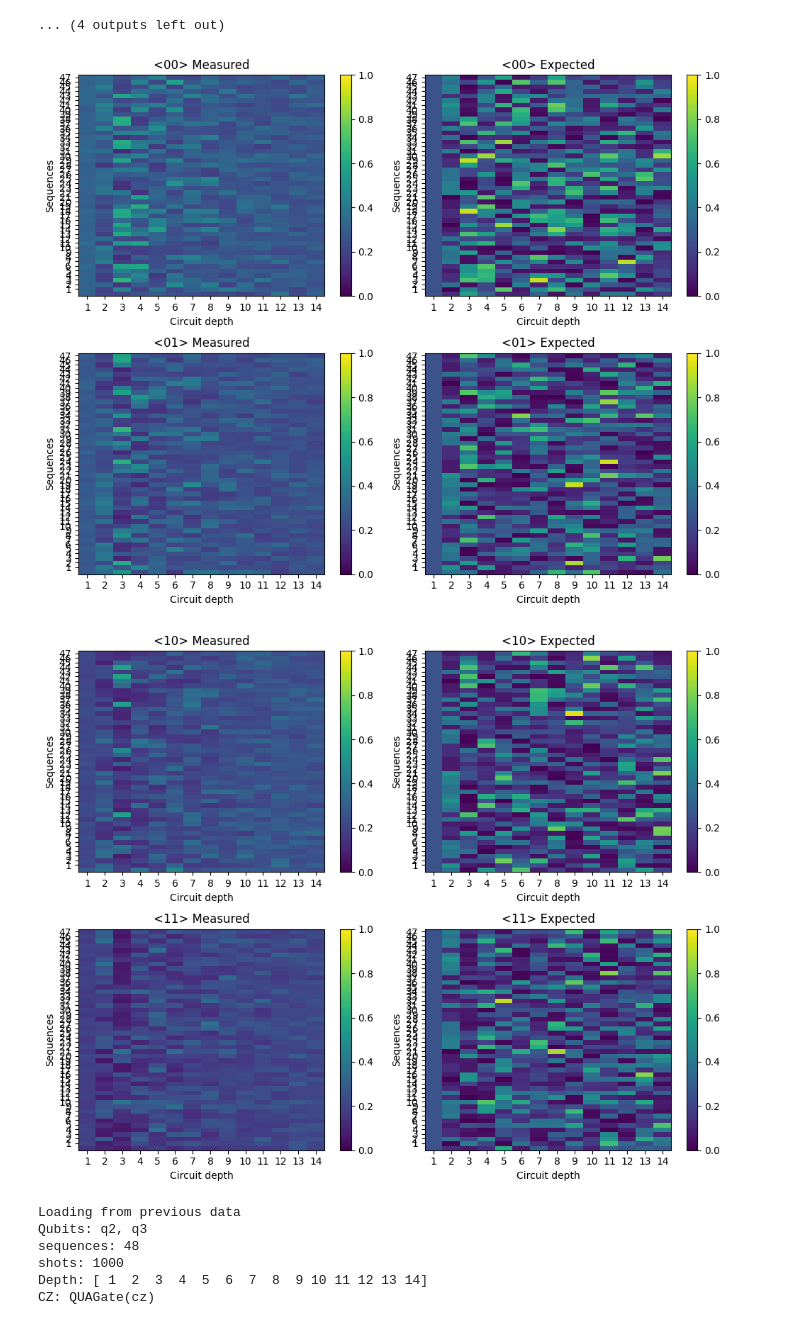
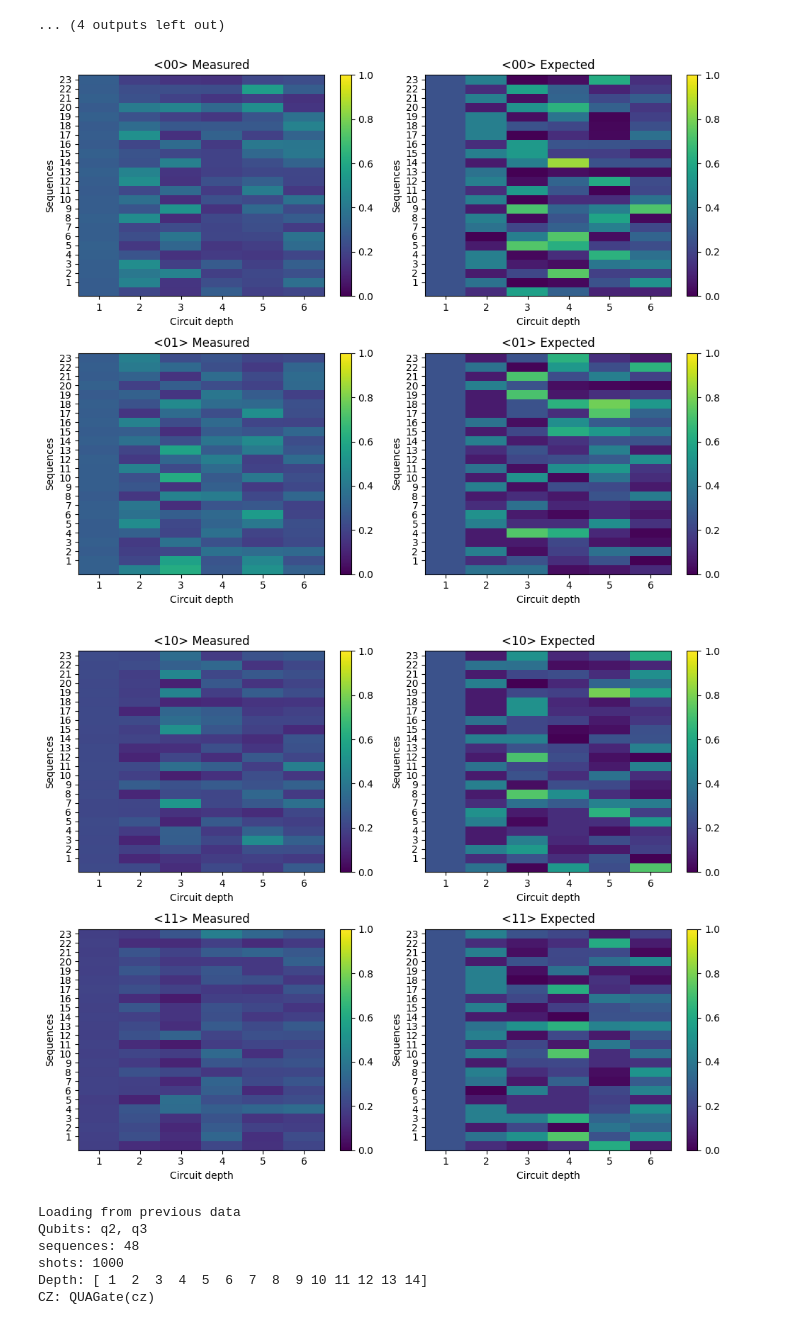
Before and after one commit to asqum/qua-libs, a Jupyter notebook: Quantum-Control-Applications-QuAM/Superconducting/calibrations/26_two_qubit_xeb.ipynb, the cells around one changed output. Cells and saved outputs as stored; diff of their text form; code cells hidden in the pictures.

```diff
--- a/Quantum-Control-Applications-QuAM/Superconducting/calibrations/26_two_qubit_xeb.ipynb
+++ b/Quantum-Control-Applications-QuAM/Superconducting/calibrations/26_two_qubit_xeb.ipynb
@@ -211,36 +211,48 @@ from quam_libs.experiments.two_qubit_xeb import XEBResult, XEBConfig
 # data_path = "xeb_data/QCage_5q4c/2025-03-08/#47_XEB_222803" # s-s-d: 88-64-578/24, q1,q2,q3: F_simultaneous: 99.3%
 # data_path = "xeb_data/QCage_5q4c/2025-03-09/#50_XEB_004440" # s-s-d: 88-64-578/24, All 5q: F_simultaneous: 99.3%
 
 # data_path = "xeb_data/QCage_5q4c/2025-03-17/#51_XEB_145938" # s-s-d:
 # data_path = "xeb_data/QCage_5q4c/2025-03-17/#55_XEB_163642" # s-s-d: 32-16-38/2, q1_q2: F2q: 79.1% (linear)
 # data_path = "xeb_data/QCage_5q4c/2025-03-17/#56_XEB_180207" # s-s-d: 32-32-38/4, q1_q2: F2q: 94.9% (linear)
 # data_path = "xeb_data/QCage_5q4c/2025-03-17/#57_XEB_180745" # s-s-d: 16-16-38/1, q1_q2: F2q: large spread
 # data_path = "xeb_data/QCage_5q4c/2025-03-17/#59_XEB_182224" # s-s-d: 24-32-82/8, q1_q2: F2q: 99.2% (close-fit log)
 # data_path = "xeb_data/QCage_5q4c/2025-03-17/#60_XEB_182745" # s-s-d: 16-16-410/24, q1_q2: F2q: almost flattened
 # data_path = "xeb_data/QCage_5q4c/2025-03-17/#61_XEB_183502" # s-s-d: 16-16-42/2, q1_q2: F2q: close linear at 88.5%
 # data_path = "xeb_data/QCage_5q4c/2025-03-17/#63_XEB_224558" # s-s-d: 16-32-24/2, q1_q2: F2q: matched, close-fit, 95.8%, 90.1%
 # data_path = "xeb_data/QCage_5q4c/2025-03-17/#64_XEB_225518" # s-s-d: 32-32-26/2, q1_q2: F2q: matched, close-fit, 96.8%, 86.6%
 
 # data_path = "xeb_data/QCage_5q4c/2025-03-17/#66_XEB_230136" # s-s-d: 32-32-32/2, q1_q2: F2q: 97.1% (log is prettiest)
 # data_path = "xeb_data/QCage_5q4c/2025-03-17/#67_XEB_230624" # s-s-d: 32-32-98/3, q1_q2: F2q: smashed, oscillating
 # data_path = "xeb_data/QCage_5q4c/2025-03-18/#70_XEB_014004" # s-s-d: 16-16-24/2, q1_q2: most matching visually
 
 # data_path = "xeb_data/QCage_5q4c/2025-03-26/#80_XEB_142234" # s-s-d:
 # data_path = "xeb_data/QCage_5q4c/2025-03-26/#81_XEB_142921" # s-s-d:
 
 
-data_path = '/home/ratiswu/Qualibrate_data/5Q4C_Qcage/2025-11-27/#6114_XEB_151922_q2q3_48-15'
+# data_path = '/home/ratiswu/Qualibrate_data/5Q4C_Qcage/2025-11-27/#6114_XEB_151922_q2q3_48-15'
+
+### short depth
+# data_path = "/home/ratiswu/Qualibrate_data/5Q4C_Qcage/2025-11-27/#6119_XEB_152755_q1q2_24-7"
+# data_path = "/home/ratiswu/Qualibrate_data/5Q4C_Qcage/2025-11-27/#6120_XEB_152856_q2q3_24-7"
+# data_path = "/home/ratiswu/Qualibrate_data/5Q4C_Qcage/2025-11-27/#6121_XEB_152957_q3q4_24-7"
+# data_path = "/home/ratiswu/Qualibrate_data/5Q4C_Qcage/2025-11-27/#6122_XEB_153108_q4q5_24-7"
+
+### long depth
+# data_path = '/home/ratiswu/Qualibrate_data/5Q4C_Qcage/2025-11-27/#6126_XEB_160820_q1q2_256-20'
+# data_path = "/home/ratiswu/Qualibrate_data/5Q4C_Qcage/2025-11-27/#6127_XEB_155523_q2q3_256-20"
+data_path = "/home/ratiswu/Qualibrate_data/5Q4C_Qcage/2025-11-27/#6128_XEB_162441_q3q4_256-20"
+# data_path = "/home/ratiswu/Qualibrate_data/5Q4C_Qcage/2025-11-27/#6129_XEB_163824_q4q5_256-20"
 
 
 # result = XEBResult.from_data(data_path, disjoint_processing=True)
 result = XEBResult.from_data(data_path)
 
 result.plot_state_heatmap()
 
 xeb_config = result.xeb_config
 # %% [output]
-[figure, old version]
+[figure, new version]
-[figure, old version]
+[figure, new version]
 # %%
 # print(xeb.qubits)
 
```
Also changed, not shown: parts of 2 cells of this notebook.
